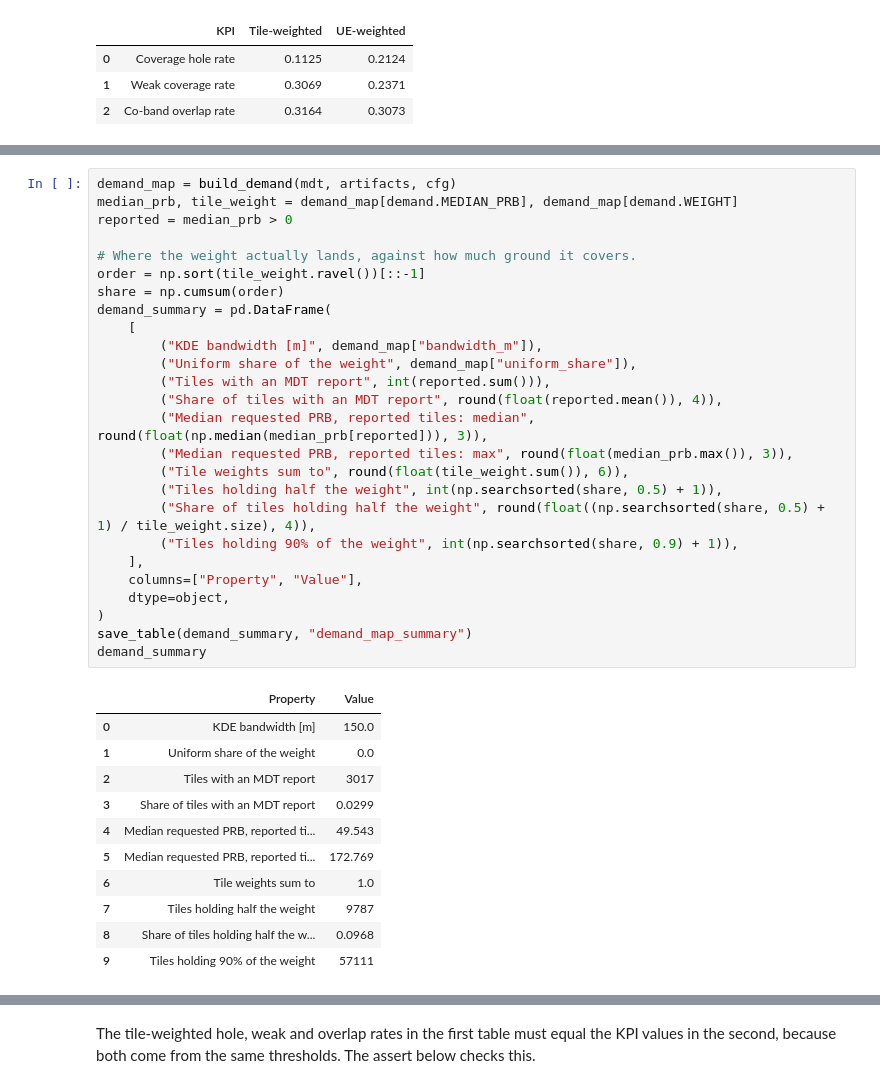
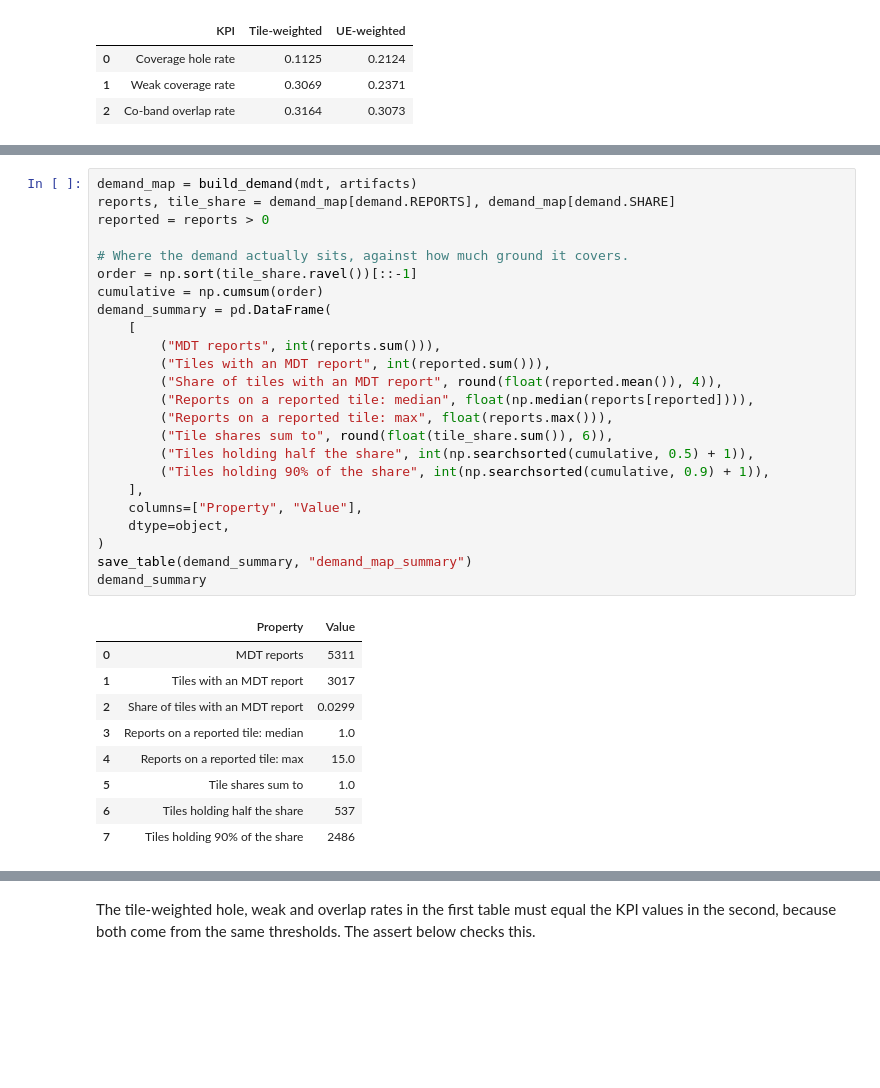
Before and after one commit to NguyenVu04/band-tilt, a Jupyter notebook: notebooks/02_preprocessing.ipynb, the cells around one changed output, grey strips where cells are left out. Cells and saved outputs as stored; diff of their text form; blank space fills up the shorter version.

```diff
--- a/notebooks/02_preprocessing.ipynb
+++ b/notebooks/02_preprocessing.ipynb
@@ -419,39 +431,35 @@ boundary rule — preprocessing transforms, it does not learn.
 # %%
-demand_map = build_demand(mdt, artifacts, cfg)
-median_prb, tile_weight = demand_map[demand.MEDIAN_PRB], demand_map[demand.WEIGHT]
-reported = median_prb > 0
+demand_map = build_demand(mdt, artifacts)
+reports, tile_share = demand_map[demand.REPORTS], demand_map[demand.SHARE]
+reported = reports > 0
 
-# Where the weight actually lands, against how much ground it covers.
-order = np.sort(tile_weight.ravel())[::-1]
-share = np.cumsum(order)
+# Where the demand actually sits, against how much ground it covers.
+order = np.sort(tile_share.ravel())[::-1]
+cumulative = np.cumsum(order)
 demand_summary = pd.DataFrame(
     [
-        ("KDE bandwidth [m]", demand_map["bandwidth_m"]),
-        ("Uniform share of the weight", demand_map["uniform_share"]),
+        ("MDT reports", int(reports.sum())),
         ("Tiles with an MDT report", int(reported.sum())),
         ("Share of tiles with an MDT report", round(float(reported.mean()), 4)),
-        ("Median requested PRB, reported tiles: median", round(float(np.median(median_prb[reported])), 3)),
-        ("Median requested PRB, reported tiles: max", round(float(median_prb.max()), 3)),
-        ("Tile weights sum to", round(float(tile_weight.sum()), 6)),
-        ("Tiles holding half the weight", int(np.searchsorted(share, 0.5) + 1)),
-        ("Share of tiles holding half the weight", round(float((np.searchsorted(share, 0.5) + 1) / tile_weight.size), 4)),
-        ("Tiles holding 90% of the weight", int(np.searchsorted(share, 0.9) + 1)),
+        ("Reports on a reported tile: median", float(np.median(reports[reported]))),
+        ("Reports on a reported tile: max", float(reports.max())),
+        ("Tile shares sum to", round(float(tile_share.sum()), 6)),
+        ("Tiles holding half the share", int(np.searchsorted(cumulative, 0.5) + 1)),
+        ("Tiles holding 90% of the share", int(np.searchsorted(cumulative, 0.9) + 1)),
     ],
     columns=["Property", "Value"],
     dtype=object,
 )
 save_table(demand_summary, "demand_map_summary")
 demand_summary
 # %% [output]
 |  | Property | Value |
-| 0 | KDE bandwidth [m] | 150.0 |
-| 1 | Uniform share of the weight | 0.0 |
-| 2 | Tiles with an MDT report | 3017 |
-| 3 | Share of tiles with an MDT report | 0.0299 |
-| 4 | Median requested PRB, reported ti... | 49.543 |
-| 5 | Median requested PRB, reported ti... | 172.769 |
-| 6 | Tile weights sum to | 1.0 |
-| 7 | Tiles holding half the weight | 9787 |
-| 8 | Share of tiles holding half the w... | 0.0968 |
-| 9 | Tiles holding 90% of the weight | 57111 |
+| 0 | MDT reports | 5311 |
+| 1 | Tiles with an MDT report | 3017 |
+| 2 | Share of tiles with an MDT report | 0.0299 |
+| 3 | Reports on a reported tile: median | 1.0 |
+| 4 | Reports on a reported tile: max | 15.0 |
+| 5 | Tile shares sum to | 1.0 |
+| 6 | Tiles holding half the share | 537 |
+| 7 | Tiles holding 90% of the share | 2486 |
 # %% [markdown]
```
Also changed, not shown: parts of 13 cells of this notebook, 25 other files.
